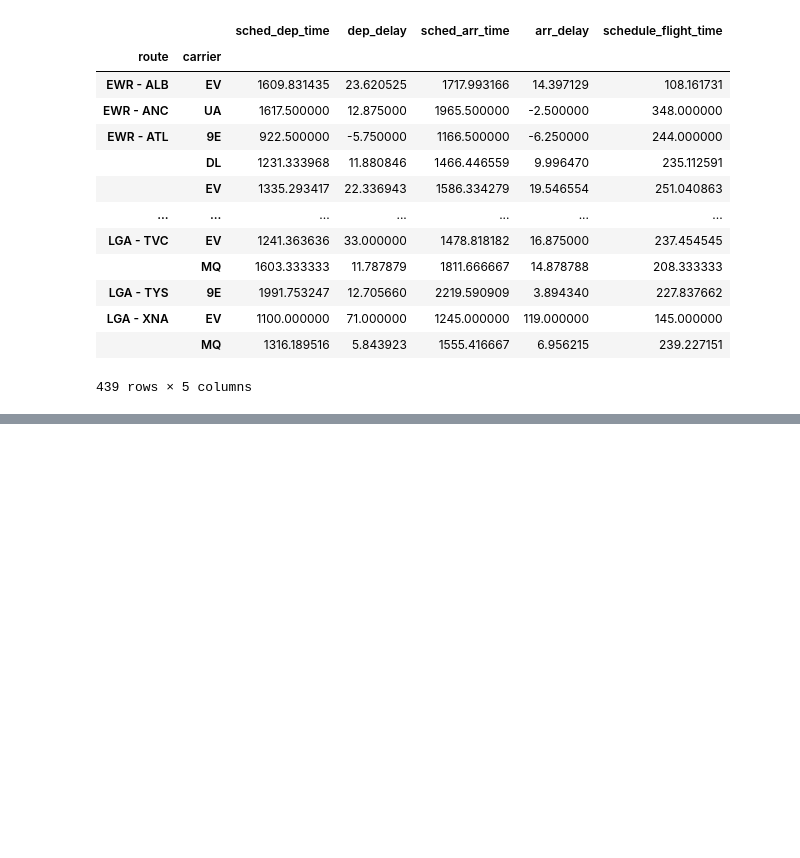
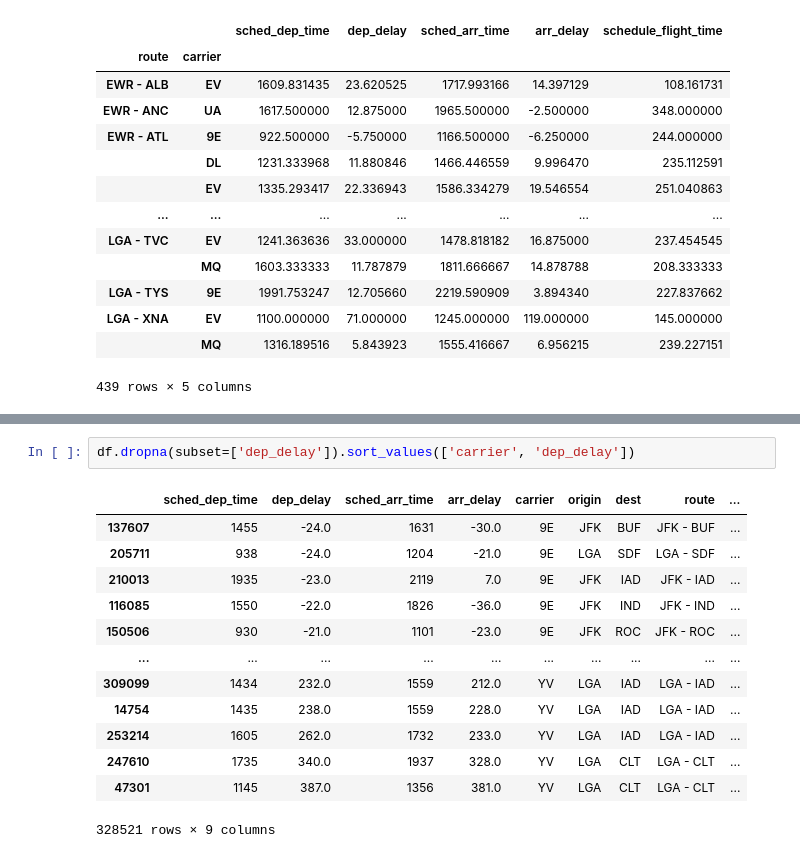
Before and after one commit to MassStreetDataSchool/python-for-data-analysis, a Jupyter notebook: 02 The Basics/pandas_for_data_science.ipynb, the cells around one changed output, grey strips where cells are left out. Drawn from its saved outputs; the diff is of its cells as text; blank space fills up the shorter version.

```diff
--- a/02 The Basics/pandas_for_data_science.ipynb
+++ b/02 The Basics/pandas_for_data_science.ipynb
@@ -236,0 +137,16 @@ routes
+# %%
+df.dropna(subset=['dep_delay']).sort_values(['carrier', 'dep_delay'])
+# %% [output]
+|  | sched_dep_time | dep_delay | sched_arr_time | arr_delay | carrier | origin | dest | route | ... |
+| 137607 | 1455 | -24.0 | 1631 | -30.0 | 9E | JFK | BUF | JFK - BUF | ... |
+| 205711 | 938 | -24.0 | 1204 | -21.0 | 9E | LGA | SDF | LGA - SDF | ... |
+| 210013 | 1935 | -23.0 | 2119 | 7.0 | 9E | JFK | IAD | JFK - IAD | ... |
+| 116085 | 1550 | -22.0 | 1826 | -36.0 | 9E | JFK | IND | JFK - IND | ... |
+| 150506 | 930 | -21.0 | 1101 | -23.0 | 9E | JFK | ROC | JFK - ROC | ... |
+| ... | ... | ... | ... | ... | ... | ... | ... | ... | ... |
+| 309099 | 1434 | 232.0 | 1559 | 212.0 | YV | LGA | IAD | LGA - IAD | ... |
+| 14754 | 1435 | 238.0 | 1559 | 228.0 | YV | LGA | IAD | LGA - IAD | ... |
+| 253214 | 1605 | 262.0 | 1732 | 233.0 | YV | LGA | IAD | LGA - IAD | ... |
+| 247610 | 1735 | 340.0 | 1937 | 328.0 | YV | LGA | CLT | LGA - CLT | ... |
+| 47301 | 1145 | 387.0 | 1356 | 381.0 | YV | LGA | CLT | LGA - CLT | ... |
+328521 rows × 9 columns
```
Also changed, not shown: parts of 15 cells of this notebook.
